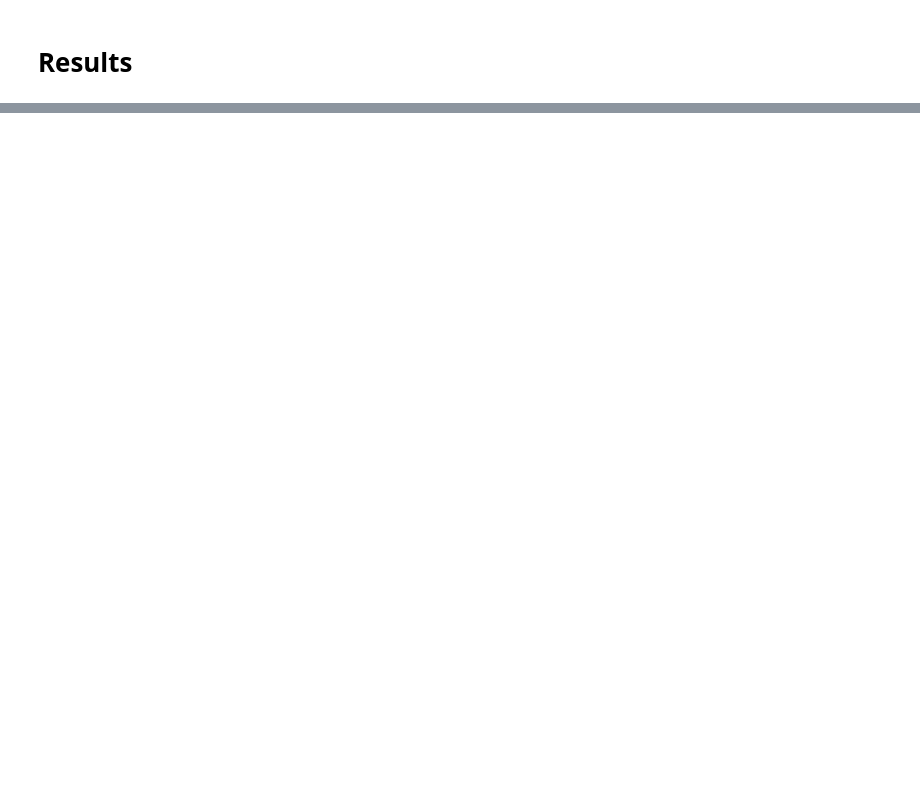
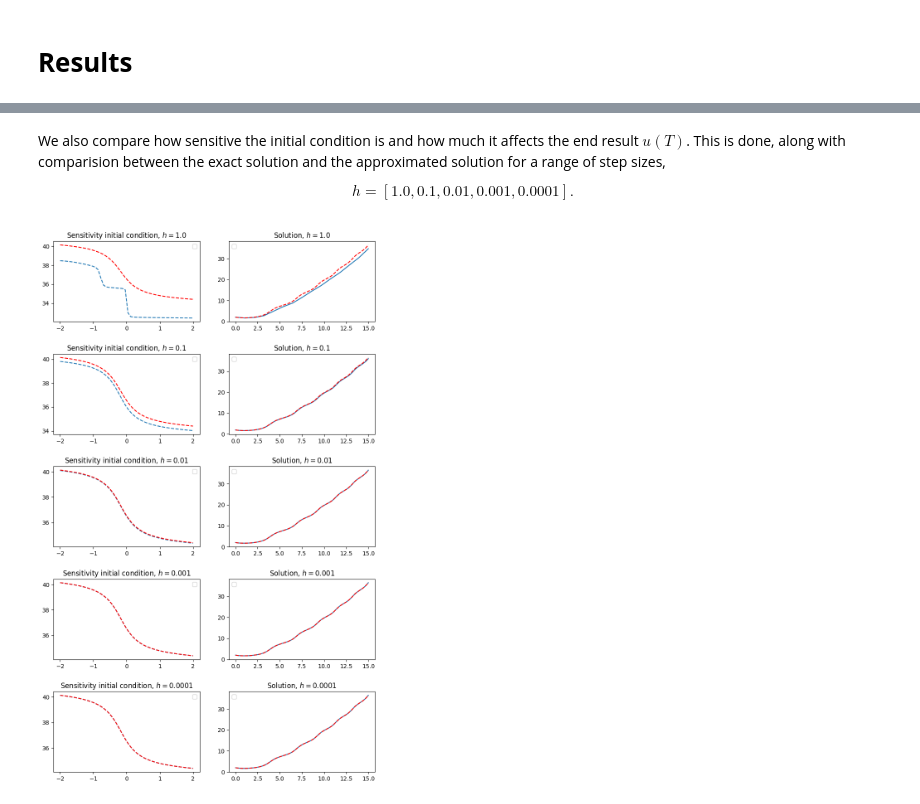
Before and after one commit to johanhoffman/DD2363_VT24, a Jupyter notebook: Lab5/chmntz_Lab5.ipynb, the cells around one changed output, grey strips where cells are left out. Cells and saved outputs as stored; diff of their text form; code cells hidden in the pictures; blank space fills up the shorter version.

Commit message:
solution to mandatory problems

```diff
--- a/Lab5/chmntz_Lab5.ipynb
+++ b/Lab5/chmntz_Lab5.ipynb
@@ -108,0 +94,37 @@ fig.show()
+# %% [markdown]
+We also compare how sensitive the initial condition is and how much it affects the end result $u(T)$. This is done, along with comparision between the exact solution and the approximated solution for a range of step sizes,
+
+$$h=[1.0, 0.1, 0.01, 0.001, 0.0001].$$
+# %%
+u_prop = np.linspace(-2, 2, 50)
+t = np.linspace(0, 15, 400000)
+u_exact = sp.integrate.odeint(f, 2, t)
+u0_exact = []
+for u in u_prop:
+    u0_exact.append(sp.integrate.odeint(f, 2-u, t)[-1])
+index = 1
+fig = plt.figure(figsize=(10,16))
+fig.subplots_adjust(bottom=0.1,
+                    top=0.9,
+                    hspace=0.4)
+for N in [15, 150, 1500, 15000, 150000]:
+    u0 = []
+    for u in u_prop:
+        u0.append(heun_scalar(f, 2-u, 15, N)[-1])
+    u_approx = heun_scalar(f, 2, 15, N)
+
+    ax1 = fig.add_subplot(5,2,index)
+    ax1.title.set_text(f"Sensitivity initial condition, $h=${15/N}")
+    ax1.legend(["Approximate", "Exact solution"])
+    ax1.plot(u_prop, u0, '--')
+    ax1.plot(u_prop, u0_exact, 'r--')
+
+    ax2 = fig.add_subplot(5,2,index+1)
+    ax2.title.set_text(f"Solution, $h=${15/N}")
+    ax2.legend(["Approximate", "Exact solution"])
+    ax2.plot(np.linspace(0, 15, N), u_approx)
+    ax2.plot(t, u_exact, 'r--')
+    index += 2
+fig.show()
+# %% [output]
+[figure, added]
```
Also changed, not shown: parts of 29 cells of this notebook.
